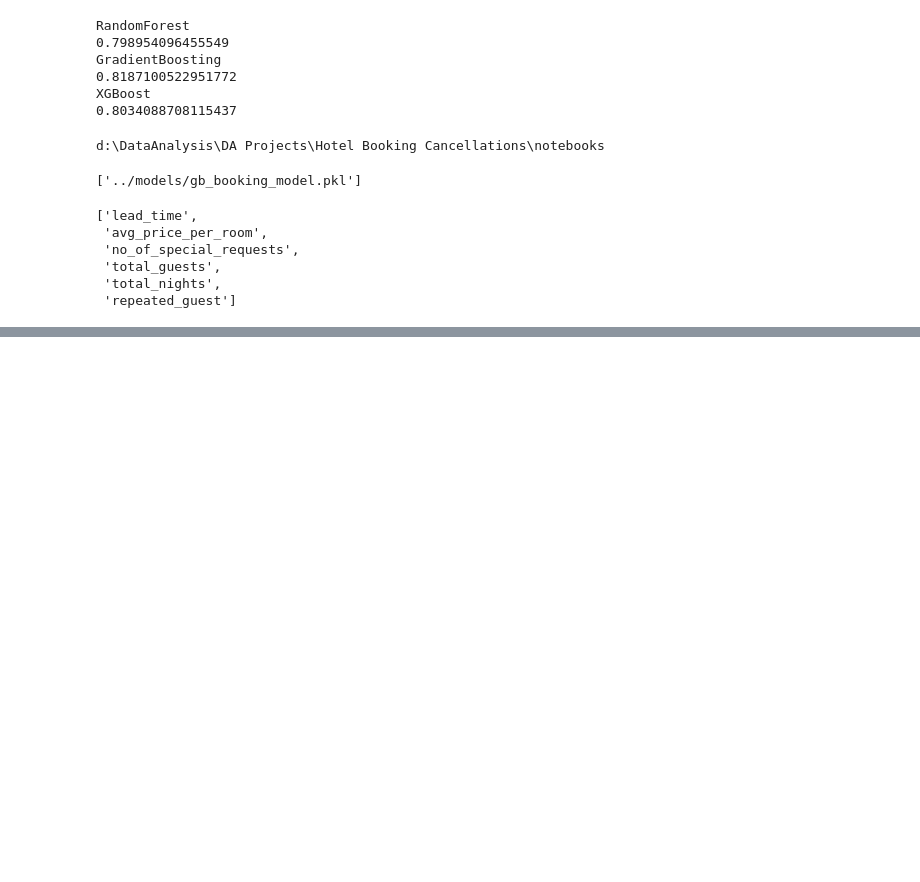
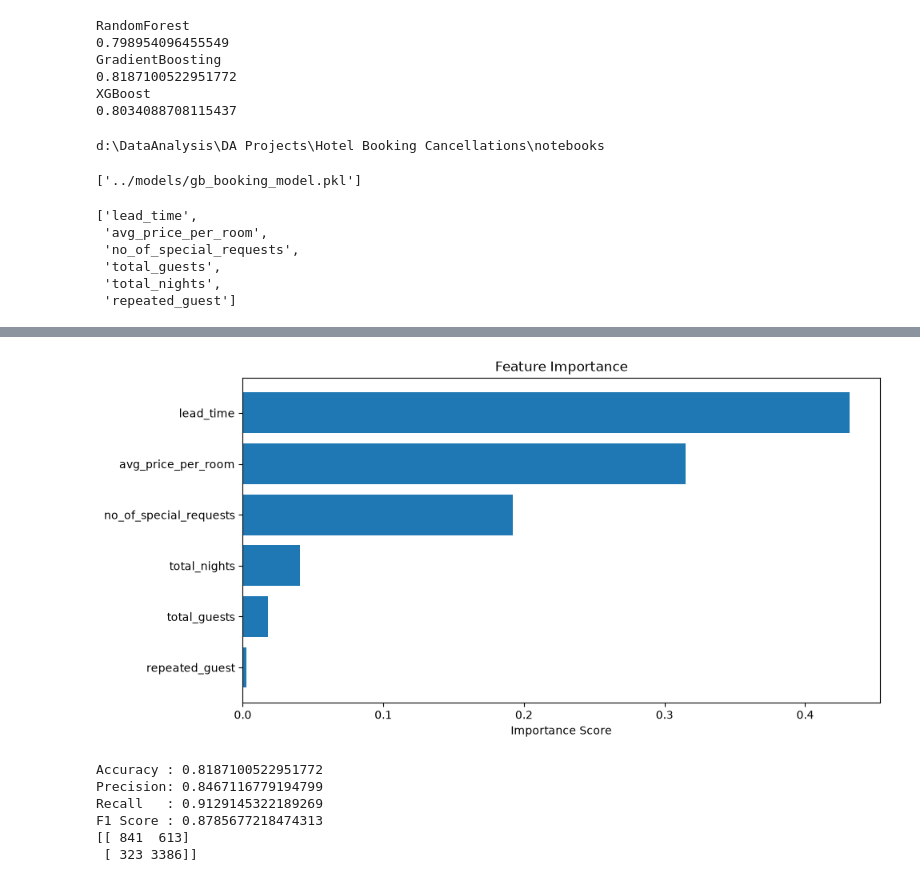
Before and after one commit to Mahmoud-Abu-Al-Nour/Hotel-Booking-Cancellations, a Jupyter notebook: notebooks/notebook.ipynb, the cells around one changed output, grey strips where cells are left out. Saved outputs shown, nothing was run; the diff lists cells and outputs as text; code cells hidden in the pictures; blank space fills up the shorter version.

```diff
--- a/notebooks/notebook.ipynb
+++ b/notebooks/notebook.ipynb
@@ -563,0 +609,52 @@ NameError: name 'feature_importance' is not defined
+# %%
+import matplotlib.pyplot as plt
+
+importance_df = importance_df.sort_values(
+    by="Importance",
+    ascending=True
+)
+
+plt.figure(figsize=(10,5))
+
+plt.barh(
+    importance_df["Feature"],
+    importance_df["Importance"]
+)
+
+plt.title("Feature Importance")
+plt.xlabel("Importance Score")
+
+plt.tight_layout()
+
+plt.savefig(
+    "../outputs/figures/feature_importance.png",
+    bbox_inches="tight"
+)
+
+plt.show()
+# %% [output]
+[figure, added]
+# %%
+from sklearn.metrics import (
+    accuracy_score,
+    precision_score,
+    recall_score,
+    f1_score,
+    confusion_matrix
+)
+
+y_pred = best_model.predict(X_test)
+
+print("Accuracy :", accuracy_score(y_test, y_pred))
+print("Precision:", precision_score(y_test, y_pred))
+print("Recall   :", recall_score(y_test, y_pred))
+print("F1 Score :", f1_score(y_test, y_pred))
+
+print(confusion_matrix(y_test, y_pred))
+# %% [output]
+Accuracy : 0.8187100522951772
+Precision: 0.8467116779194799
+Recall   : 0.9129145322189269
+F1 Score : 0.8785677218474313
+[[ 841  613]
+ [ 323 3386]]
```
Also changed, not shown: parts of 4 cells of this notebook, 3 other files.
